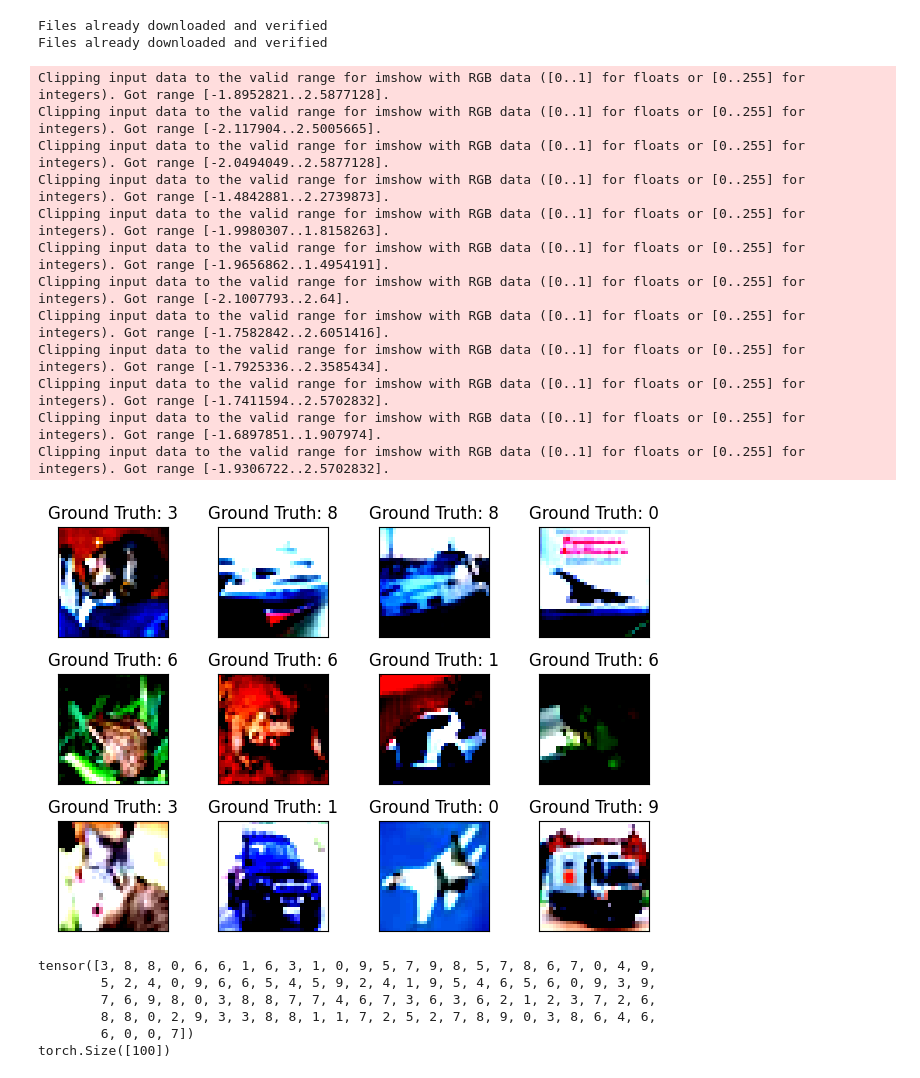
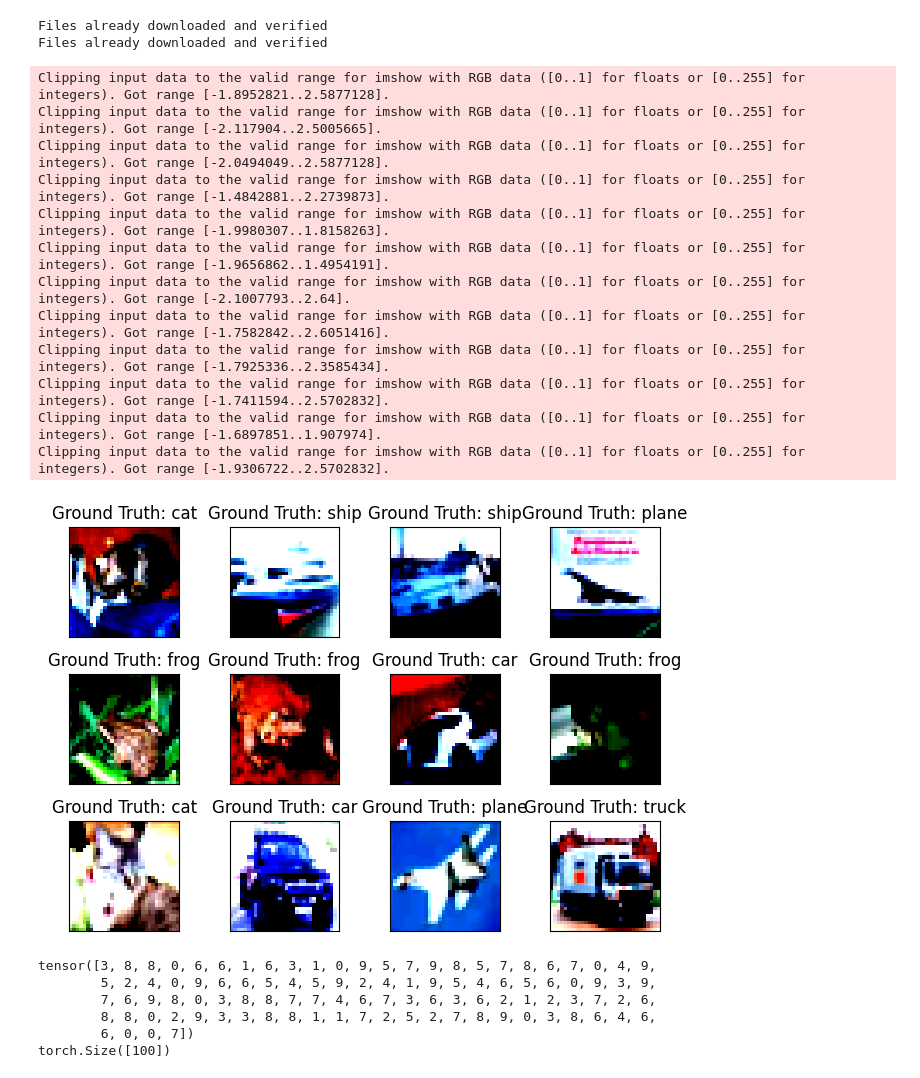
Before and after one commit to acosding/FinalHomework, a Jupyter notebook: Homework2.ipynb, the cells around one changed output. Cells and saved outputs as stored; diff of their text form; code cells hidden in the pictures.

```diff
--- a/Homework2.ipynb
+++ b/Homework2.ipynb
@@ -24,7 +26,10 @@ momentum = 0.9
 #丢弃率
 dropout_rate = 0.5
 #判断是否有GPU，如果有则使用GPU
-device = torch.device('cuda' if torch.cuda.is_availabel() else 'cpu')
+device = torch.device('cuda' if torch.cuda.is_available() else 'cpu')
+
+#标签顺序
+classes = ('plane', 'car', 'bird', 'cat', 'deer', 'dog', 'frog', 'horse', 'ship', 'truck')
 # %%
 # 定义预处理函数
 transform = transforms.Compose([
@@ -57,35 +62,35 @@ Files already downloaded and verified
 # %%
 # 可视化源数据
 # 打印测试集数据标签
 examples = enumerate(test_loader) #用于将一个可遍历的数据对象(如列表、元组或字符串)组合为一个索引序列，同时列出数据和数据下标
 
 batch_idx, (imgs, labels) = next(examples) #读取数据,batch_idx从0开始
 #绘制部分数据图像
 fig = plt.figure() #创建一个图像
 for i in range(12):
     plt.subplot(3,4,i+1) #3行4列，第i+1个子图
     plt.tight_layout() #自动调整子图参数,使之填充整个图像区域
-    plt.imshow(imgs[i].permute(1,2,0),cmap='gray', interpolation='none') #绘制图像
-    plt.title("Ground Truth: {}".format(labels[i].item())) #设置标题
+    plt.imshow(imgs[i].permute(1,2,0), interpolation='none') #绘制图像
+    plt.title("Ground Truth: {}".format(classes[labels[i].item()])) #设置标题
     plt.xticks([]) #设置x轴刻度为空
     plt.yticks([]) #设置y轴刻度为空
 plt.show() #显示图像
 print(labels) #读取标签数据
 print(labels.shape) #torch.Size([32])，因为batch_size为32
 # %% [output]
 Clipping input data to the valid range for imshow with RGB data ([0..1] for floats or [0..255] for integers). Got range [-1.8952821..2.5877128].
 Clipping input data to the valid range for imshow with RGB data ([0..1] for floats or [0..255] for integers). Got range [-2.117904..2.5005665].
 Clipping input data to the valid range for imshow with RGB data ([0..1] for floats or [0..255] for integers). Got range [-2.0494049..2.5877128].
 Clipping input data to the valid range for imshow with RGB data ([0..1] for floats or [0..255] for integers). Got range [-1.4842881..2.2739873].
 Clipping input data to the valid range for imshow with RGB data ([0..1] for floats or [0..255] for integers). Got range [-1.9980307..1.8158263].
 Clipping input data to the valid range for imshow with RGB data ([0..1] for floats or [0..255] for integers). Got range [-1.9656862..1.4954191].
 Clipping input data to the valid range for imshow with RGB data ([0..1] for floats or [0..255] for integers). Got range [-2.1007793..2.64].
 Clipping input data to the valid range for imshow with RGB data ([0..1] for floats or [0..255] for integers). Got range [-1.7582842..2.6051416].
 Clipping input data to the valid range for imshow with RGB data ([0..1] for floats or [0..255] for integers). Got range [-1.7925336..2.3585434].
 Clipping input data to the valid range for imshow with RGB data ([0..1] for floats or [0..255] for integers). Got range [-1.7411594..2.5702832].
 Clipping input data to the valid range for imshow with RGB data ([0..1] for floats or [0..255] for integers). Got range [-1.6897851..1.907974].
 Clipping input data to the valid range for imshow with RGB data ([0..1] for floats or [0..255] for integers). Got range [-1.9306722..2.5702832].
-[figure, old version]
+[figure, new version]
 tensor([3, 8, 8, 0, 6, 6, 1, 6, 3, 1, 0, 9, 5, 7, 9, 8, 5, 7, 8, 6, 7, 0, 4, 9,
         5, 2, 4, 0, 9, 6, 6, 5, 4, 5, 9, 2, 4, 1, 9, 5, 4, 6, 5, 6, 0, 9, 3, 9,
         7, 6, 9, 8, 0, 3, 8, 8, 7, 7, 4, 6, 7, 3, 6, 3, 6, 2, 1, 2, 3, 7, 2, 6,
```
Also changed, not shown: parts of 4 cells of this notebook.
